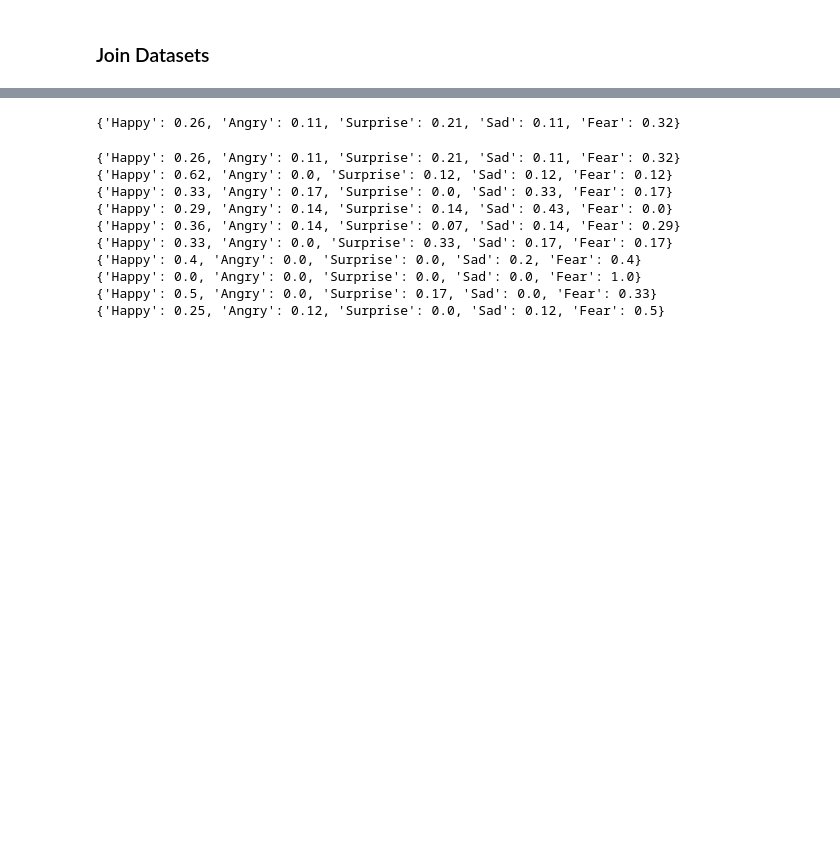
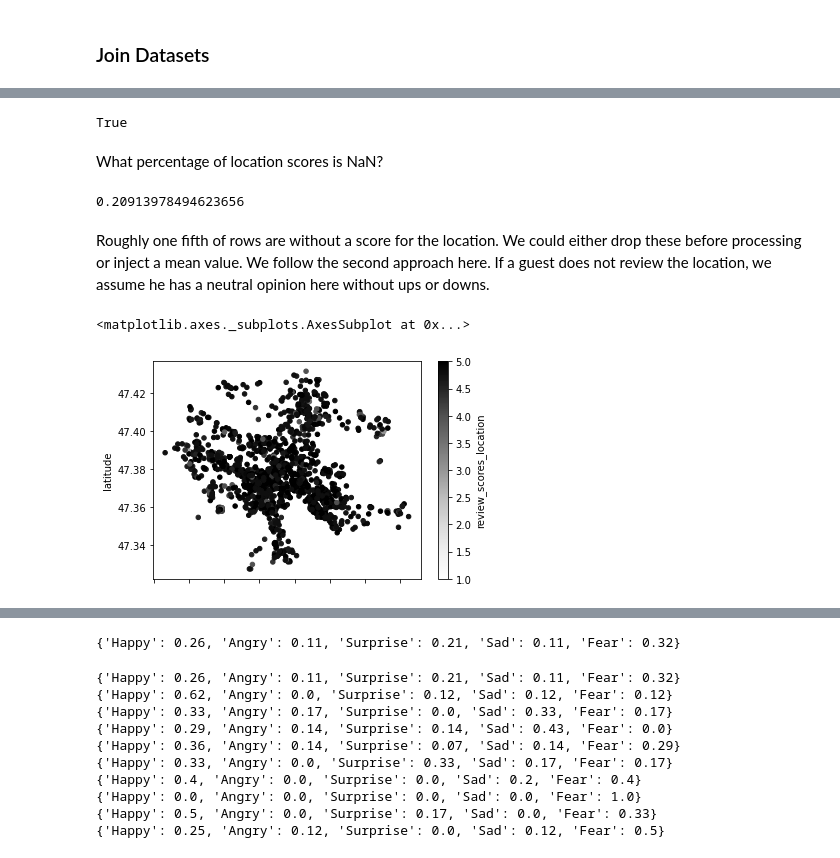
Before and after one commit to dchkeller/airbnbcase, a Jupyter notebook: airbnbcase.ipynb, the cells around one changed output, grey strips where cells are left out. Cells and saved outputs as stored; diff of their text form; code cells hidden in the pictures; blank space fills up the shorter version.

```diff
--- a/airbnbcase.ipynb
+++ b/airbnbcase.ipynb
@@ -107,0 +124,4 @@ calendar.describe()
+# %%
+listings.last_scraped = pd.to_datetime( listings.last_scraped )
+last_scraped_date = listings.last_scraped.max()
+print("Last scraped date: %s" % last_scraped_date )
@@ -128,0 +222,2 @@ reviews.join( listings, "", "inner" )
+# %%
+df_loc = listings[["latitude", "longitude", "review_scores_location"]]
@@ -128,0 +226,19 @@ reviews.join( listings, "", "inner" )
+# %%
+df_loc.longitude.isnull().sum() == 0 and df_loc.latitude.isnull().sum() == 0
+# %% [output]
+True
+# %% [markdown]
+What percentage of location scores is NaN?
+# %%
+df_loc.review_scores_location.isnull().sum()/df_loc.shape[0]
+# %% [output]
+0.20913978494623656
+# %% [markdown]
+Roughly one fifth of rows are without a score for the location. We could either drop these before processing or inject a mean value. We follow the second approach here. If a guest does not review the location, we assume he has a neutral opinion here without ups or downs.
+# %%
+df_loc_filled = df_loc.fillna( value=df_loc.review_scores_location.mean(), axis=0 )
+# %%
+df_loc_filled.plot.scatter( x="longitude", y="latitude", c="review_scores_location" )
+# %% [output]
+<matplotlib.axes._subplots.AxesSubplot at 0x...>
+[figure, added]
```
Also changed, not shown: parts of 41 cells of this notebook, 1 other file.
